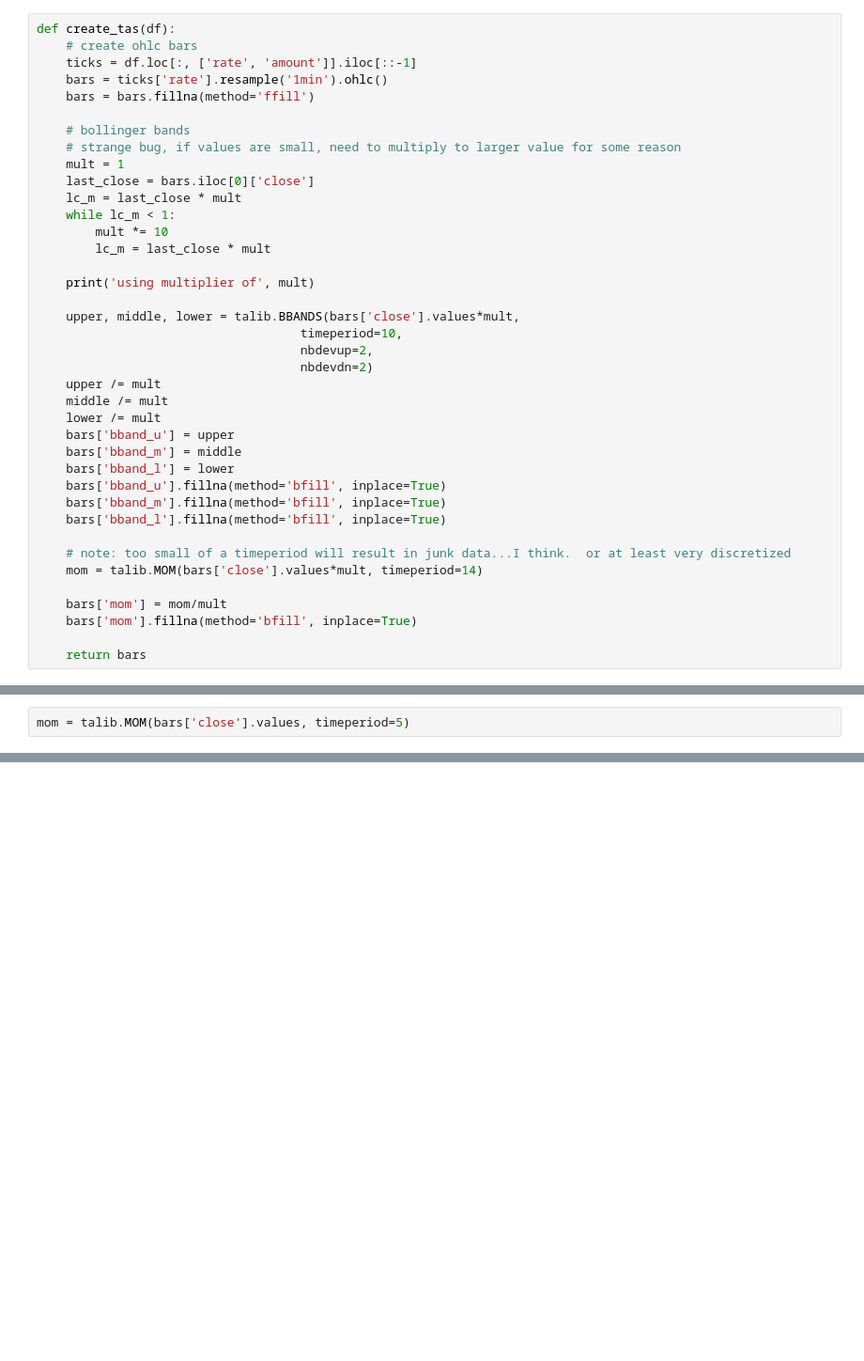
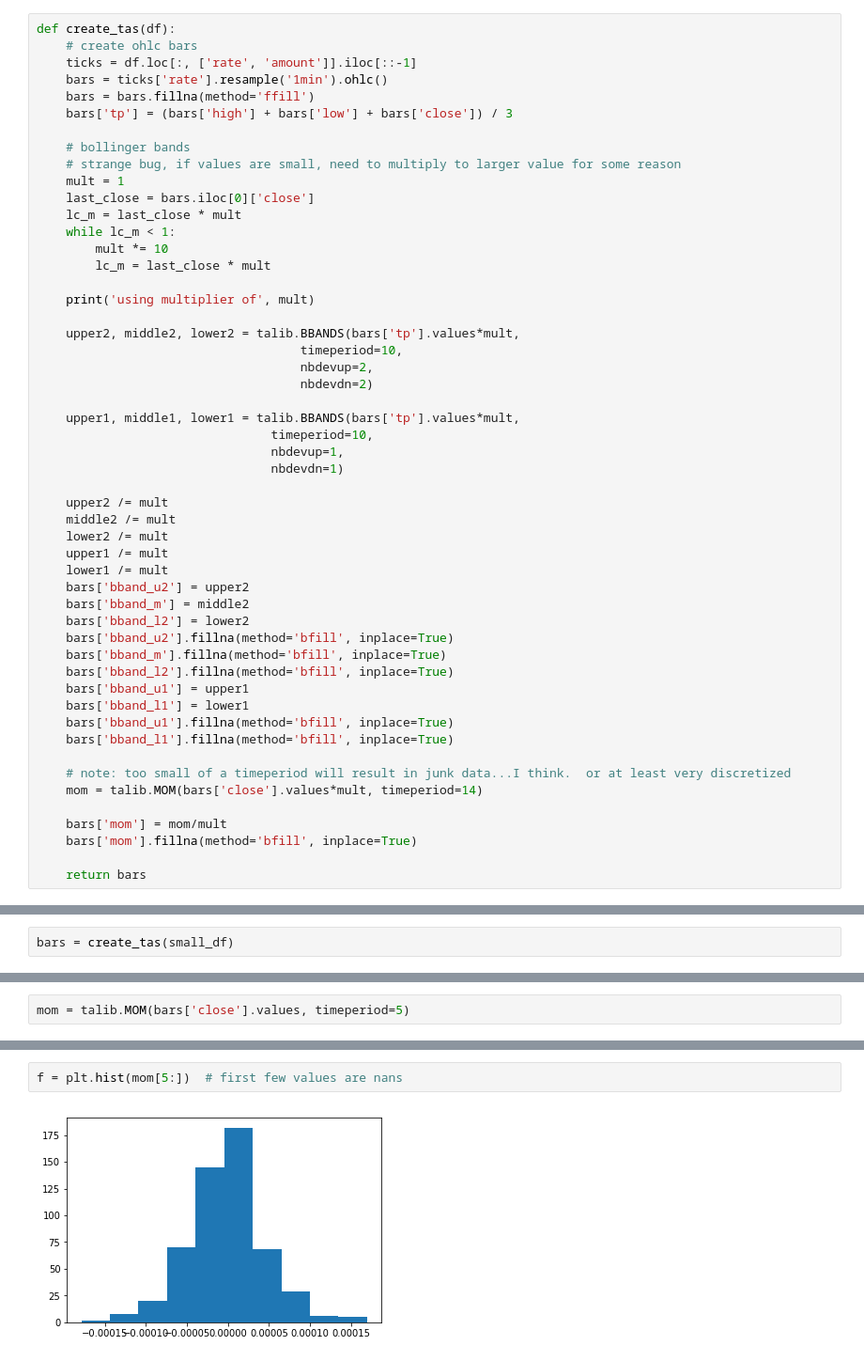
Before and after one commit to nateGeorge/crypto_predict, a Jupyter notebook: notebooks/polo_TA_testing.ipynb, the cells around one changed output, grey strips where cells are left out. Shown at 94% size. Cells and saved outputs as stored; diff of their text form; blank space fills up the shorter version.

```diff
--- a/notebooks/polo_TA_testing.ipynb
+++ b/notebooks/polo_TA_testing.ipynb
@@ -25,6 +29,7 @@ def create_tas(df):
     ticks = df.loc[:, ['rate', 'amount']].iloc[::-1]
     bars = ticks['rate'].resample('1min').ohlc()
     bars = bars.fillna(method='ffill')
+    bars['tp'] = (bars['high'] + bars['low'] + bars['close']) / 3
 
     # bollinger bands
     # strange bug, if values are small, need to multiply to larger value for some reason
@@ -37,19 +42,31 @@ def create_tas(df):
 
     print('using multiplier of', mult)
 
-    upper, middle, lower = talib.BBANDS(bars['close'].values*mult,
+    upper2, middle2, lower2 = talib.BBANDS(bars['tp'].values*mult,
                                     timeperiod=10,
                                     nbdevup=2,
                                     nbdevdn=2)
-    upper /= mult
-    middle /= mult
-    lower /= mult
-    bars['bband_u'] = upper
-    bars['bband_m'] = middle
-    bars['bband_l'] = lower
-    bars['bband_u'].fillna(method='bfill', inplace=True)
+
+    upper1, middle1, lower1 = talib.BBANDS(bars['tp'].values*mult,
+                                timeperiod=10,
+                                nbdevup=1,
+                                nbdevdn=1)
+
+    upper2 /= mult
+    middle2 /= mult
+    lower2 /= mult
+    upper1 /= mult
+    lower1 /= mult
+    bars['bband_u2'] = upper2
+    bars['bband_m'] = middle2
+    bars['bband_l2'] = lower2
+    bars['bband_u2'].fillna(method='bfill', inplace=True)
     bars['bband_m'].fillna(method='bfill', inplace=True)
-    bars['bband_l'].fillna(method='bfill', inplace=True)
+    bars['bband_l2'].fillna(method='bfill', inplace=True)
+    bars['bband_u1'] = upper1
+    bars['bband_l1'] = lower1
+    bars['bband_u1'].fillna(method='bfill', inplace=True)
+    bars['bband_l1'].fillna(method='bfill', inplace=True)
 
     # note: too small of a timeperiod will result in junk data...I think.  or at least very discretized
     mom = talib.MOM(bars['close'].values*mult, timeperiod=14)
@@ -182,0 +264,2 @@ iplot(data, filename='simple_candlestick')
+# %%
+bars = create_tas(small_df)
@@ -199,0 +300,4 @@ ValueError: max must be larger than min in range parameter.
+# %%
+f = plt.hist(mom[5:])  # first few values are nans
+# %% [output]
+[figure, added]
```
Also changed, not shown: parts of 12 cells of this notebook.
